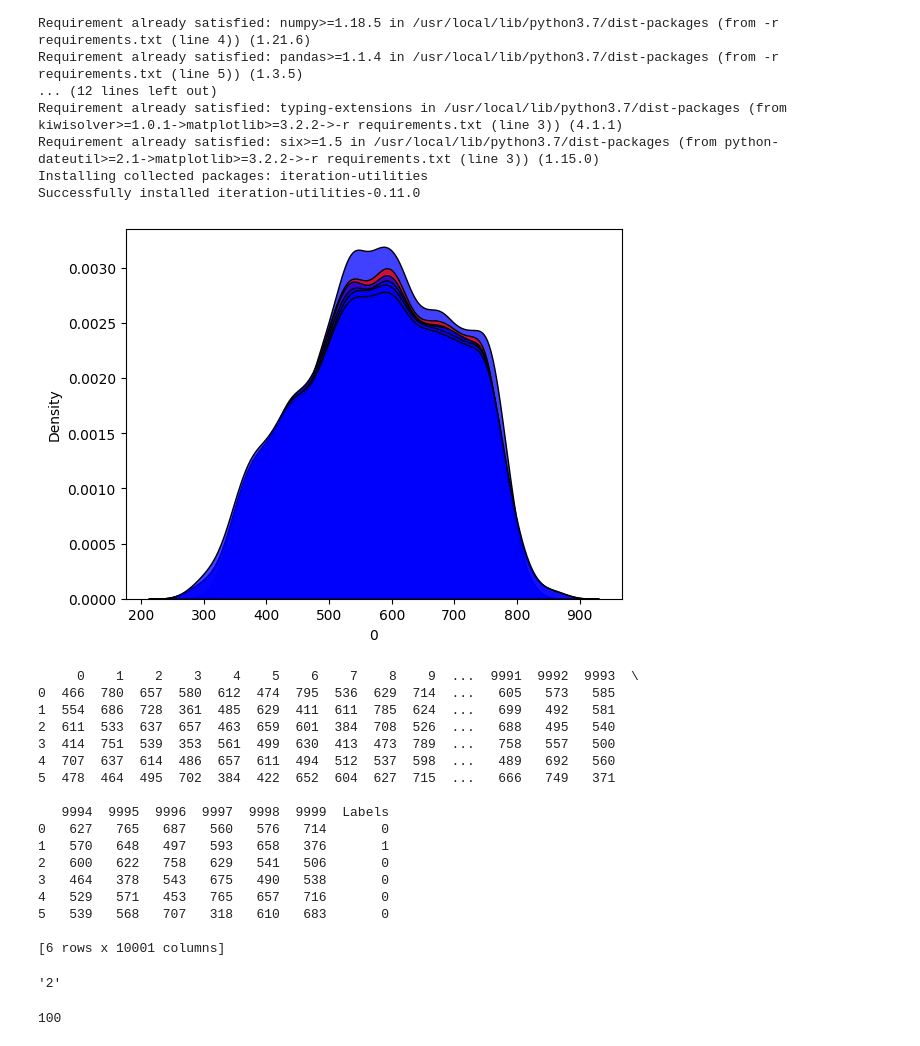
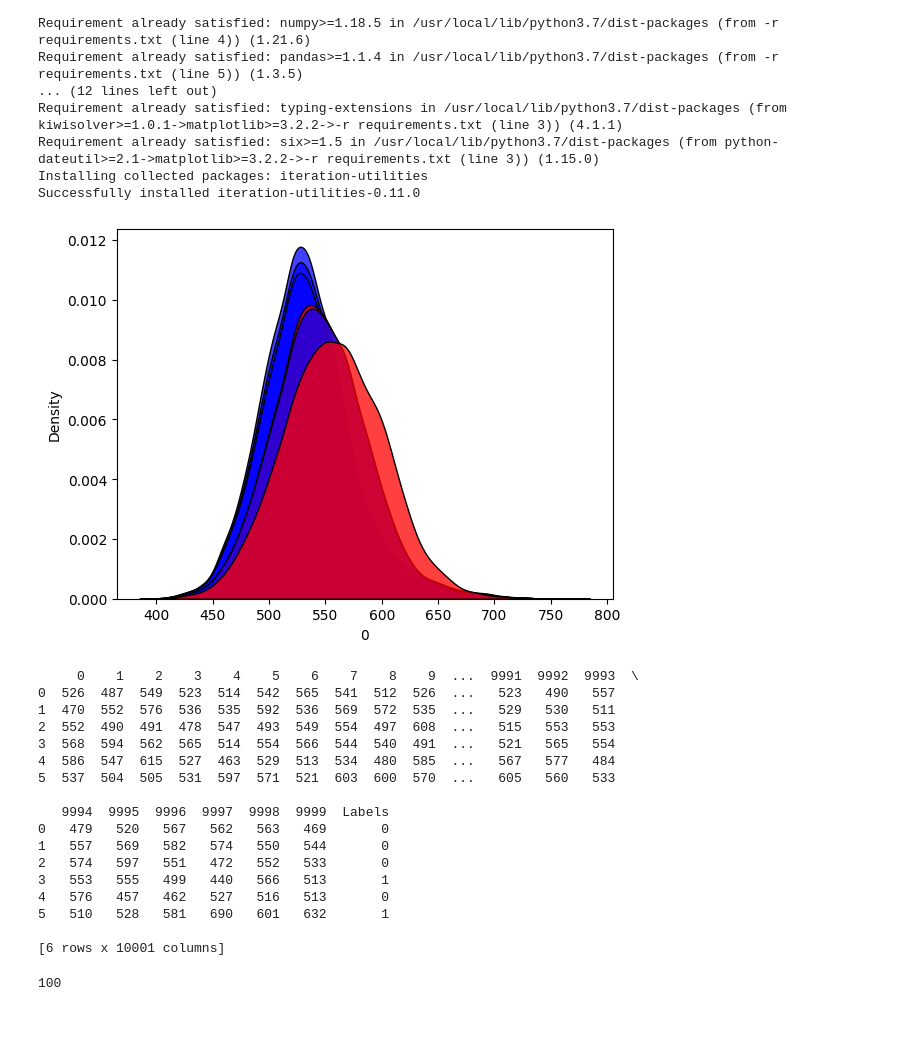
Before and after one commit to hungpham13/Distributed-data-discretization, a Jupyter notebook: Equal-Binning.ipynb, the cells around one changed output. Saved outputs shown, nothing was run; the diff lists cells and outputs as text; code cells hidden in the pictures.

```diff
--- a/Equal-Binning.ipynb
+++ b/Equal-Binning.ipynb
@@ -29,35 +29,30 @@ import matplotlib.pyplot as plt
 # %%
 from data.gen_data import generate_data
 datas = []
-for num_days in [30, 6*30, 365, 2*365, 3*365, 5*365]:
-    for num_sample in [10000, 100000, 1000000, 10000000]:
-        for dist in ['normal', 'logistic', 'uniform']:
-            datas.append(generate_data(num_days, num_sample, dist))
-# data = generate_data(100, 10000, 'uniform')
+# for num_days in [30, 6*30, 365, 2*365, 3*365, 5*365]:
+#     for num_sample in [10000, 100000, 1000000, 10000000]:
+#         for dist in ['normal', 'logistic', 'uniform']:
+#             datas.append(generate_data(num_days, num_sample, dist))
+data = generate_data(100, 10000, 'normal')
 # %% [output]
-[figure, old version]
+[figure, new version]
      0    1    2    3    4    5    6    7    8    9  ...  9991  9992  9993  \
-0  466  780  657  580  612  474  795  536  629  714  ...   605   573   585
-1  554  686  728  361  485  629  411  611  785  624  ...   699   492   581
-2  611  533  637  657  463  659  601  384  708  526  ...   688   495   540
-3  414  751  539  353  561  499  630  413  473  789  ...   758   557   500
-4  707  637  614  486  657  611  494  512  537  598  ...   489   692   560
-5  478  464  495  702  384  422  652  604  627  715  ...   666   749   371
+0  526  487  549  523  514  542  565  541  512  526  ...   523   490   557
+1  470  552  576  536  535  592  536  569  572  535  ...   529   530   511
+2  552  490  491  478  547  493  549  554  497  608  ...   515   553   553
+3  568  594  562  565  514  554  566  544  540  491  ...   521   565   554
+4  586  547  615  527  463  529  513  534  480  585  ...   567   577   484
+5  537  504  505  531  597  571  521  603  600  570  ...   605   560   533
 
    9994  9995  9996  9997  9998  9999  Labels
-0   627   765   687   560   576   714       0
-1   570   648   497   593   658   376       1
-2   600   622   758   629   541   506       0
-3   464   378   543   675   490   538       0
-4   529   571   453   765   657   716       0
-5   539   568   707   318   610   683       0
+0   479   520   567   562   563   469       0
+1   557   569   582   574   550   544       0
+2   574   597   551   472   552   533       0
+3   553   555   499   440   566   513       1
+4   576   457   462   527   516   513       0
+5   510   528   581   690   601   632       1
 
 [6 rows x 10001 columns]
-# %%
-import numpy as np
-np.random.choice([1,'2',3])
-# %% [output]
-'2'
 # %%
 import numpy as np
 import seaborn as sns
```
